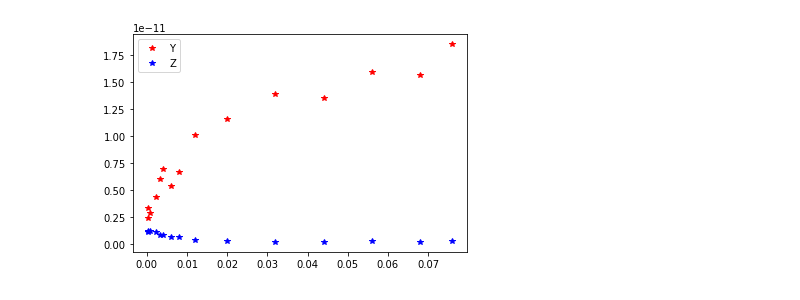
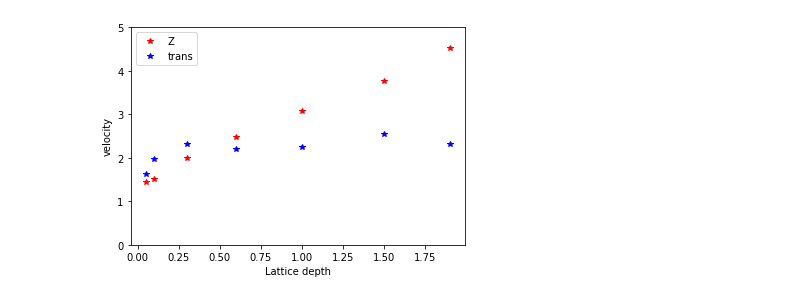
Before and after one commit to barralp/dypole-lattice, a Jupyter notebook: fitting/v2/Data_fitting-3b_210423.ipynb, the cells around one changed output. Saved outputs shown, nothing was run; the diff lists cells and outputs as text; code cells hidden in the pictures.

```diff
--- a/fitting/v2/Data_fitting-3b_210423.ipynb
+++ b/fitting/v2/Data_fitting-3b_210423.ipynb
@@ -253,0 +336,31 @@ results_ratioDF
+# %%
+def sigma(t, sigma0, v):
+    return np.sqrt(sigma0**2+(v*t)**2)
+
+def fitRun_sigma(df_run, XorY = 'xWidth'):
+    sigma0_guess = df_run[XorY].min()
+    v_guess = df_run[XorY].max()/df_run['TOF'].max()
+    popt, pcov = curve_fit(sigma, df_run['TOF'], df_run[XorY],
+                       p0 = [sigma0_guess, v_guess]
+                          )#bounds = ((0, 0), (np.inf, np.inf)),
+                           #method = 'trf'
+                      #)
+    return popt, pcov
+
+results_sigma = []
+for latticeDetuning in latticeDetuningList:
+    for latticeDepth in latticeDepthList:
+        df_run = getRun(df_TOF, latticeDepth, Y_rotation = False, latticeDetuning = latticeDetuning)
+        #print(latticeDetuning, latticeDepth)
+        if not df_run.empty:
+            popt_Z, pcov_Z = fitRun_sigma(df_run, 'xWidth')
+            popt_trans, pcov_trans = fitRun_sigma(df_run, 'yWidth')
+            results_sigma += [{'latticeDetuning' : latticeDetuning,
+                             'latticeDepth' : latticeDepth,
+                             'Y_rotation' : False,
+                            'sigma0_Z' : popt_Z[0],
+                            'v_Z' : popt_Z[1],
+                            'sigma0_trans' : popt_trans[0],
+                            'v_trans' : popt_trans[1],
+                        }]
+resultsDF_sigma = pd.DataFrame(results_sigma)
@@ -254,11 +399,11 @@ results_ratioDF
 # %%
-resultsDF_Y = resultsDF[resultsDF['Y_rotation'] == True]
-resultsDF_Z = resultsDF[resultsDF['Y_rotation'] == False]
 plt.figure()
-plt.plot(resultsDF_Y['latticeDepth']/resultsDF_Y['latticeDetuning'], resultsDF_Y['gamma'], 'r*', label = 'Y')
-plt.plot(resultsDF_Z['latticeDepth']/resultsDF_Z['latticeDetuning'], resultsDF_Z['gamma'], 'b*', label = 'Z')
+plt.plot(resultsDF_sigma['latticeDepth'], resultsDF_sigma['v_Z'], 'r*', label = 'Z')
+plt.plot(resultsDF_sigma['latticeDepth'], resultsDF_sigma['v_trans'], 'b*', label = 'trans')
 plt.legend()
-#plt.ylim(0,0.2*10**(-11))
+plt.ylim(0, 5)
+plt.ylabel("velocity")
+plt.xlabel("Lattice depth")
 plt.show()
 # %% [output]
-[figure, old version]
+[figure, new version]
```
Also changed, not shown: parts of 31 cells of this notebook.
